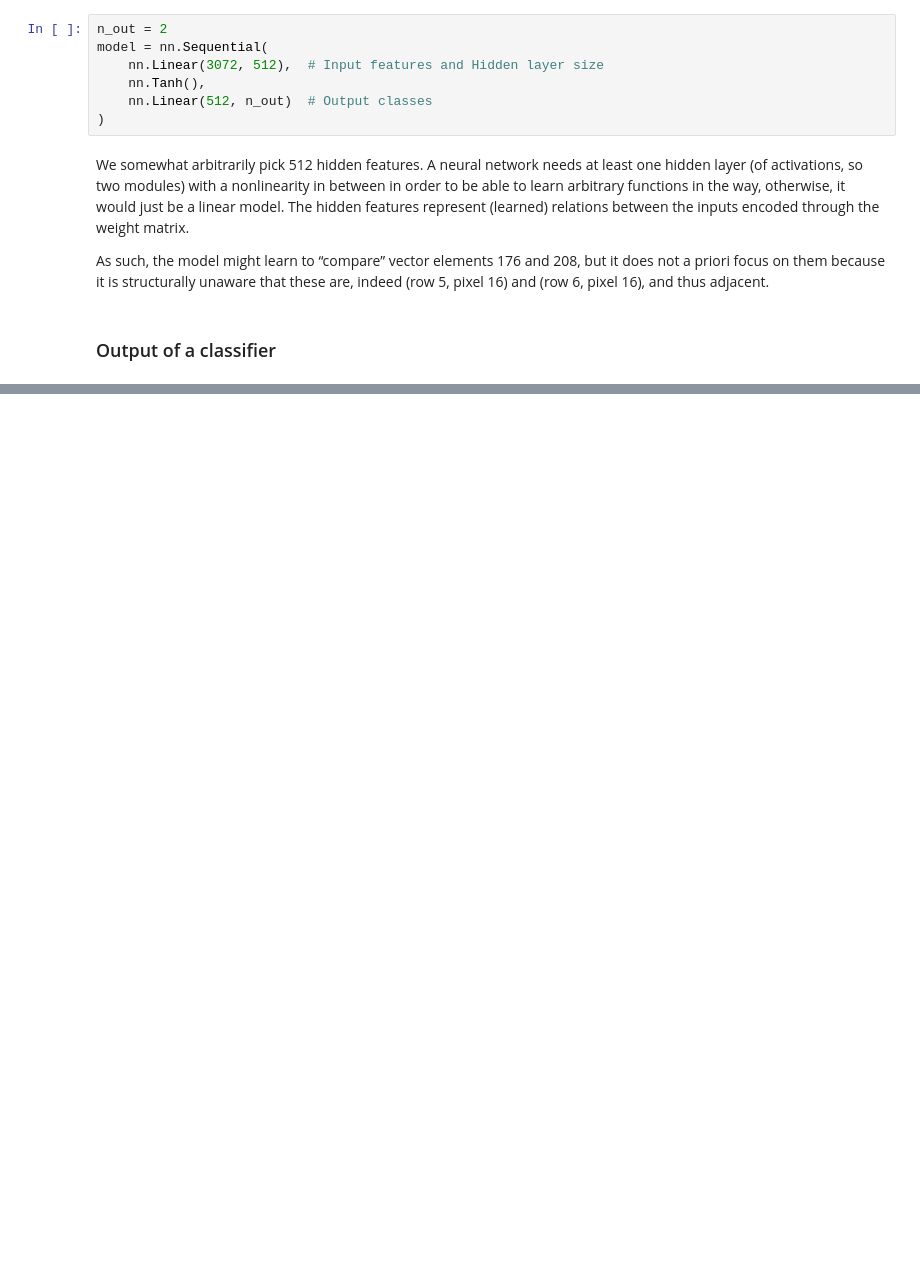
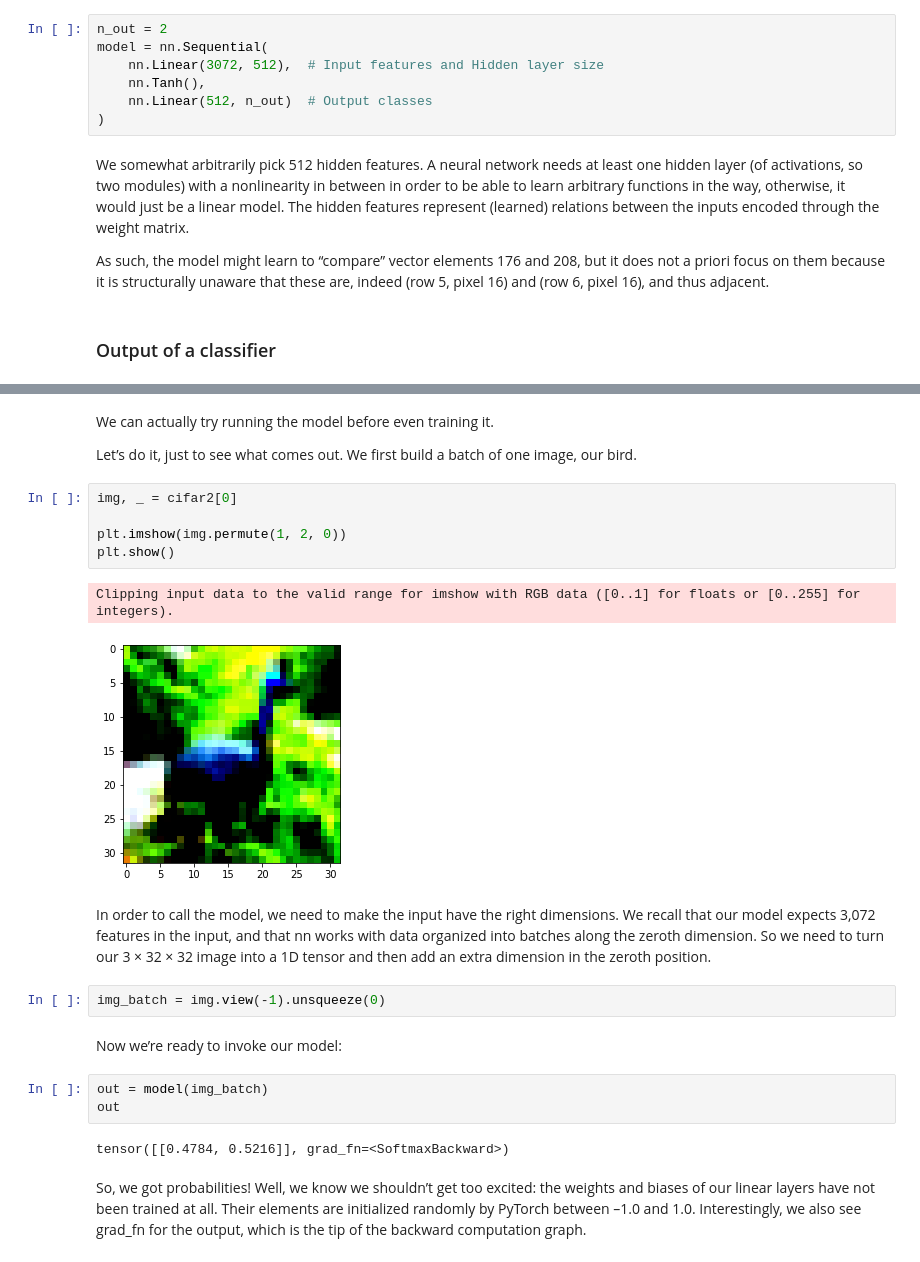
Before and after one commit to rahiakela/deep-learning-with-pytorch, a Jupyter notebook: 7-telling-birds-from-airplanes--learning-from-images/2_distinguishing_birds_from_airplanes.ipynb, the cells around one changed output, grey strips where cells are left out. Cells and saved outputs as stored; diff of their text form; blank space fills up the shorter version.

```diff
--- a/7-telling-birds-from-airplanes--learning-from-images/2_distinguishing_birds_from_airplanes.ipynb
+++ b/7-telling-birds-from-airplanes--learning-from-images/2_distinguishing_birds_from_airplanes.ipynb
@@ -260,0 +321,26 @@ As such, the model might learn to “compare” vector elements 176 and 208, but
+# %% [markdown]
+We can actually try running the model before even training it.
+
+Let’s do it, just to see what comes out. We first build a batch of one image, our bird.
+# %%
+img, _ = cifar2[0]
+
+plt.imshow(img.permute(1, 2, 0))
+plt.show()
+# %% [output]
+Clipping input data to the valid range for imshow with RGB data ([0..1] for floats or [0..255] for integers).
+[figure, added]
+# %% [markdown]
+In order to call the model, we need to make the input have the right
+dimensions. We recall that our model expects 3,072 features in the input, and that nn works with data organized into batches along the zeroth dimension. So we need to turn our 3 × 32 × 32 image into a 1D tensor and then add an extra dimension in the zeroth position.
+# %%
+img_batch = img.view(-1).unsqueeze(0)
+# %% [markdown]
+Now we’re ready to invoke our model:
+# %%
+out = model(img_batch)
+out
+# %% [output]
+tensor([[0.4784, 0.5216]], grad_fn=<SoftmaxBackward>)
+# %% [markdown]
+So, we got probabilities! Well, we know we shouldn’t get too excited: the weights and biases of our linear layers have not been trained at all. Their elements are initialized randomly by PyTorch between –1.0 and 1.0. Interestingly, we also see grad_fn for the output, which is the tip of the backward computation graph.
```
Also changed, not shown: parts of 13 cells of this notebook.
